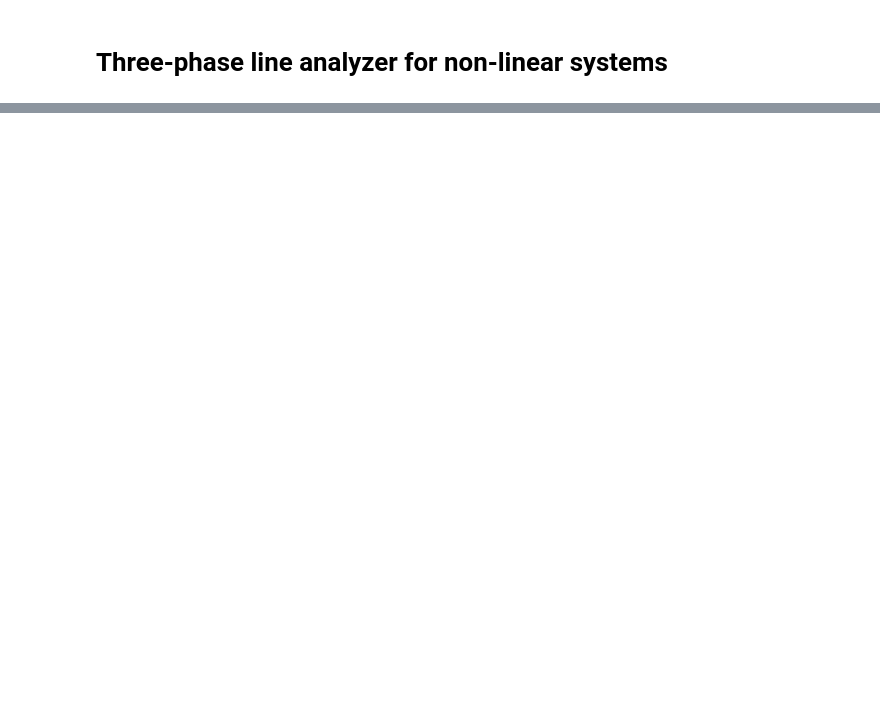
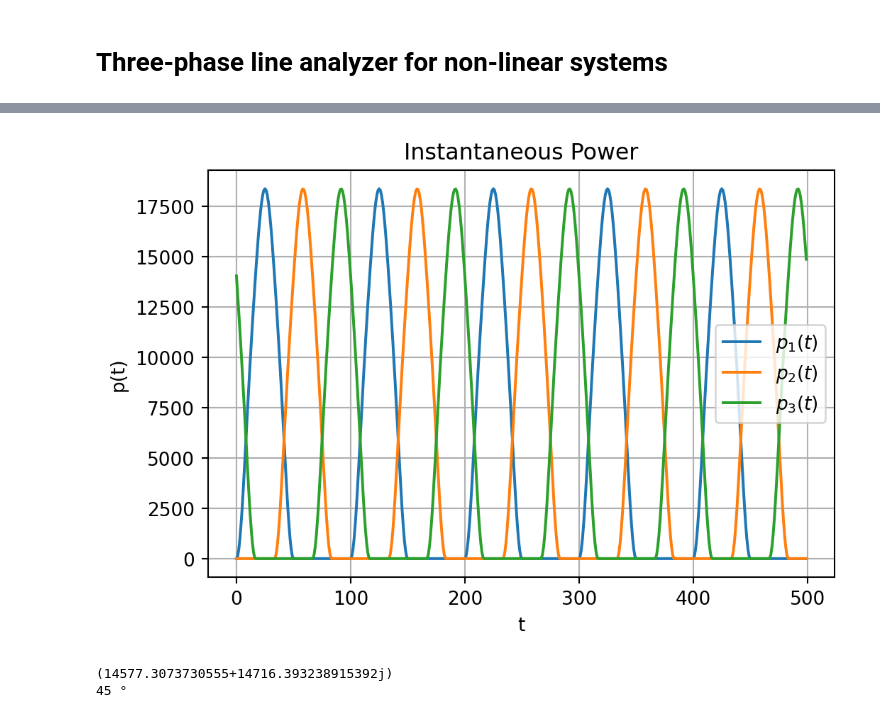
Before and after one commit to DnelZpt/line_analyzer, a Jupyter notebook: final_project.ipynb, the cells around one changed output, grey strips where cells are left out. Saved outputs shown, nothing was run; the diff lists cells and outputs as text; code cells hidden in the pictures; blank space fills up the shorter version.

Commit message:
Reactive power actualization

```diff
--- a/final_project.ipynb
+++ b/final_project.ipynb
@@ -89,22 +89,53 @@ plt.show()
 # %%
 # Calculate the power of the system
 
+# Instantaneous power
+p1ins = v1 * i1
+p2ins = v2 * i2
+p3ins = v3 * i3
+
+plt.figure(dpi=190)
+plt.plot(p1ins, label="$p_1(t)$")
+plt.plot(p2ins, label="$p_2(t)$")
+plt.plot(p3ins, label="$p_3(t)$")
+plt.legend()
+plt.title("Instantaneous Power")
+plt.xlabel("t")
+plt.ylabel("p(t)")
+plt.grid()
+plt.show()
+
 # Active power for each phase
-p1 = round(activePower(v1, i1))
-p2 = round(activePower(v2, i2))
-p3 = round(activePower(v3, i3))
+p1 = activePower(v1, i1)
+p2 = activePower(v2, i2)
+p3 = activePower(v3, i3)
 
 pt = p1 + p2 + p3
 
 # Apparent power for each phase
 s1 = v1_rms * i1_rms
 s2 = v2_rms * i2_rms
 s3 = v3_rms * i3_rms
 
 # Fryze reactive power for each phase
 q1 = reactivePower(v1, i1)
 q2 = reactivePower(v2, i2)
 q3 = reactivePower(v3, i3)
+
+qt = q1 + q2 + q3
+# %% [output]
+[figure, added]
+# %%
+# Potencia fasorial del sistema
+sfas = pt + qt * 1j
+s_vector = np.array(pt, qt)
+labels = ["P", "Qf"]
+theta = np.angle(sfas, deg=True)
+print(sfas)
+print(round(theta), "°")
+# %% [output]
+(14577.3073730555+14716.393238915392j)
+45 °
 # %%
 # Fast Fourier Transform
 Fs = 6000  # Sample Frequency [Hz]
```
Also changed, not shown: parts of 6 cells of this notebook.
